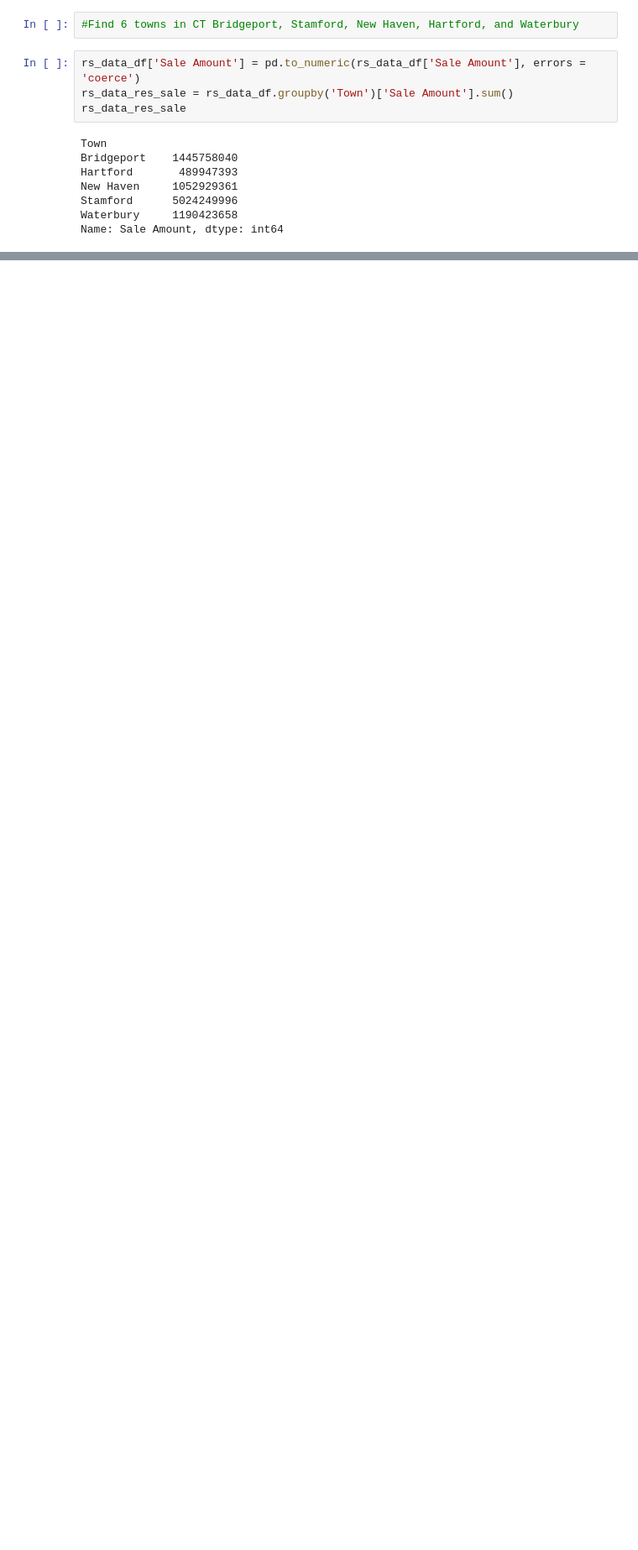
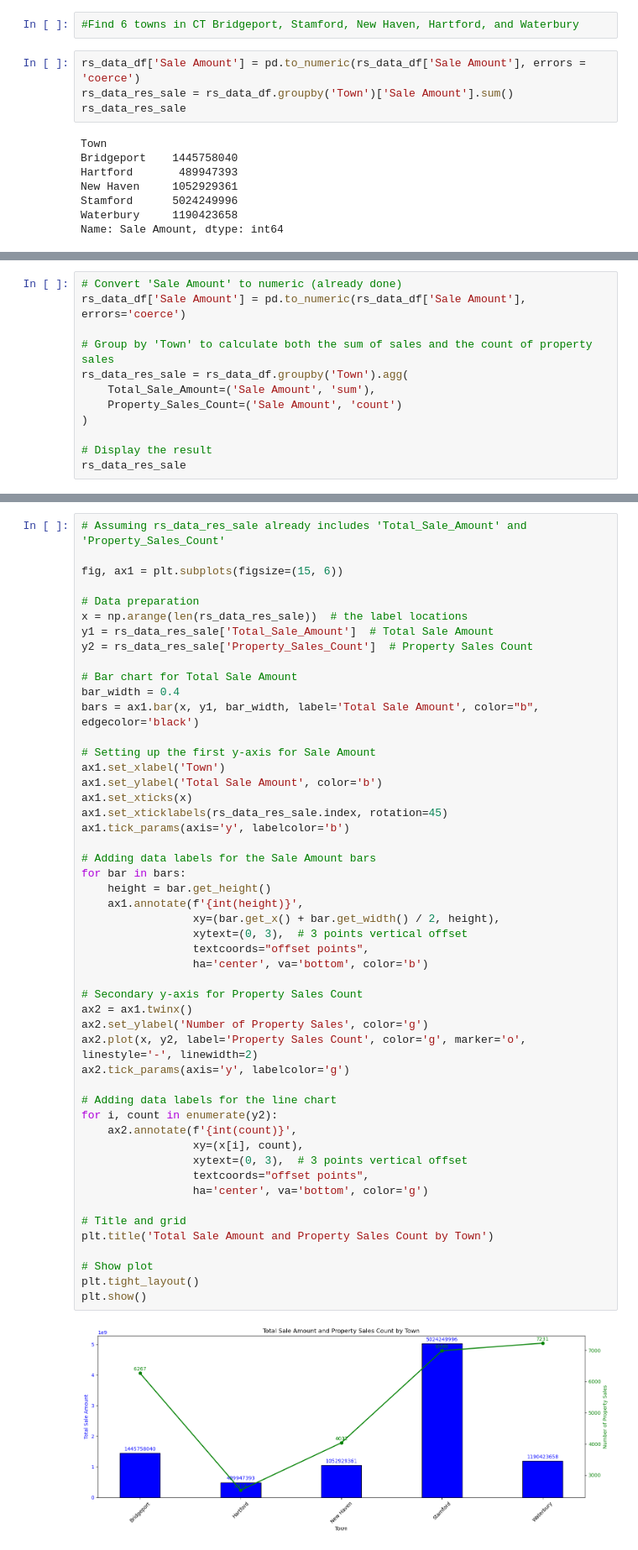
Before and after one commit to Cdenisemt/Project-1-Backup, a Jupyter notebook: Team_4_sp.ipynb, the cells around one changed output, grey strips where cells are left out. Shown at 84% size. Saved outputs shown, nothing was run; the diff lists cells and outputs as text; blank space fills up the shorter version.

```diff
--- a/Team_4_sp.ipynb
+++ b/Team_4_sp.ipynb
@@ -224,0 +260,12 @@ plt.show()
+# %%
+# Convert 'Sale Amount' to numeric (already done)
+rs_data_df['Sale Amount'] = pd.to_numeric(rs_data_df['Sale Amount'], errors='coerce')
+
+# Group by 'Town' to calculate both the sum of sales and the count of property sales
+rs_data_res_sale = rs_data_df.groupby('Town').agg(
+    Total_Sale_Amount=('Sale Amount', 'sum'),
+    Property_Sales_Count=('Sale Amount', 'count')
+)
+
+# Display the result
+rs_data_res_sale
@@ -224,0 +280,52 @@ plt.show()
+# %%
+# Assuming rs_data_res_sale already includes 'Total_Sale_Amount' and 'Property_Sales_Count'
+
+fig, ax1 = plt.subplots(figsize=(15, 6))
+
+# Data preparation
+x = np.arange(len(rs_data_res_sale))  # the label locations
+y1 = rs_data_res_sale['Total_Sale_Amount']  # Total Sale Amount
+y2 = rs_data_res_sale['Property_Sales_Count']  # Property Sales Count
+
+# Bar chart for Total Sale Amount
+bar_width = 0.4
+bars = ax1.bar(x, y1, bar_width, label='Total Sale Amount', color="b", edgecolor='black')
+
+# Setting up the first y-axis for Sale Amount
+ax1.set_xlabel('Town')
+ax1.set_ylabel('Total Sale Amount', color='b')
+ax1.set_xticks(x)
+ax1.set_xticklabels(rs_data_res_sale.index, rotation=45)
+ax1.tick_params(axis='y', labelcolor='b')
+
+# Adding data labels for the Sale Amount bars
+for bar in bars:
+    height = bar.get_height()
+    ax1.annotate(f'{int(height)}',
+                 xy=(bar.get_x() + bar.get_width() / 2, height),
+                 xytext=(0, 3),  # 3 points vertical offset
+                 textcoords="offset points",
+                 ha='center', va='bottom', color='b')
+
+# Secondary y-axis for Property Sales Count
+ax2 = ax1.twinx()
+ax2.set_ylabel('Number of Property Sales', color='g')
+ax2.plot(x, y2, label='Property Sales Count', color='g', marker='o', linestyle='-', linewidth=2)
+ax2.tick_params(axis='y', labelcolor='g')
+
+# Adding data labels for the line chart
+for i, count in enumerate(y2):
+    ax2.annotate(f'{int(count)}',
+                 xy=(x[i], count),
+                 xytext=(0, 3),  # 3 points vertical offset
+                 textcoords="offset points",
+                 ha='center', va='bottom', color='g')
+
+# Title and grid
+plt.title('Total Sale Amount and Property Sales Count by Town')
+
+# Show plot
+plt.tight_layout()
+plt.show()
+# %% [output]
+[figure, added]
```
Also changed, not shown: parts of 23 cells of this notebook.
